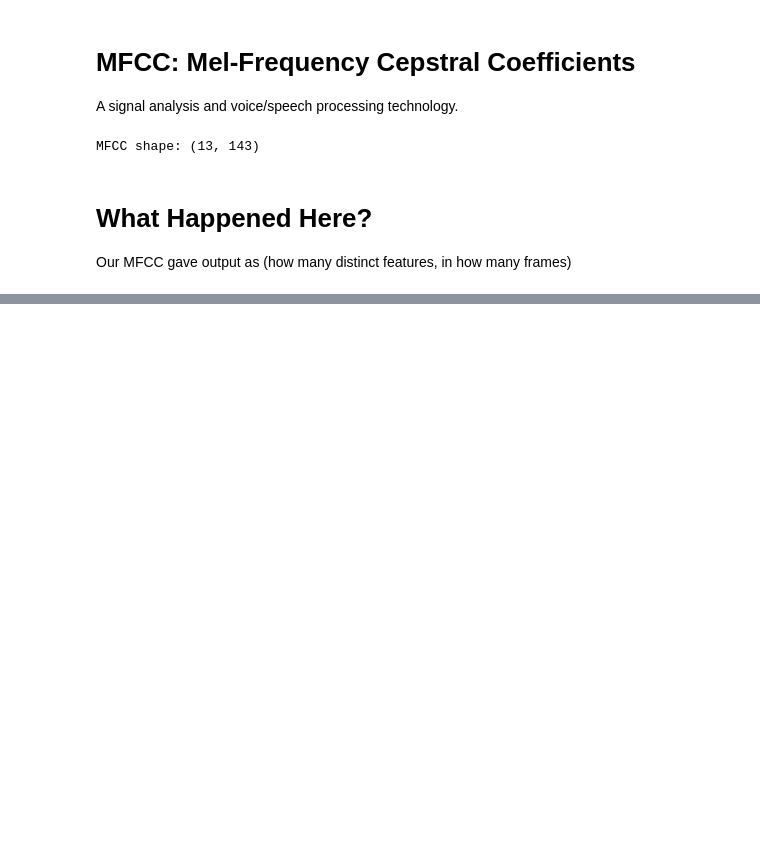
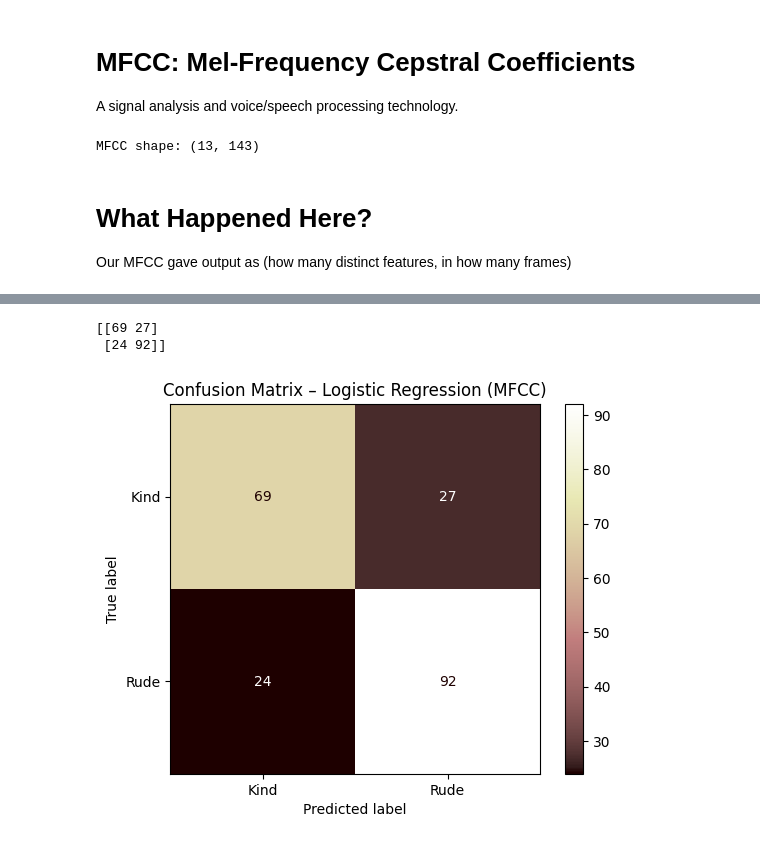
Before and after one commit to SattuSupCodes/SentimentAnalysis_TheoreticalLearning, a Jupyter notebook: ReadingDataset.ipynb, the cells around one changed output, grey strips where cells are left out. Drawn from its saved outputs; the diff is of its cells as text; code cells hidden in the pictures; blank space fills up the shorter version.

```diff
--- a/ReadingDataset.ipynb
+++ b/ReadingDataset.ipynb
@@ -74,0 +141,8 @@ Our MFCC gave output as (how many distinct features, in how many frames)
+# %%
+scaler = StandardScaler()
+
+X_train = scaler.fit_transform(X_train)
+X_test = scaler.transform(X_test)
+# %%
+model = LogisticRegression(max_iter=1000)
+model.fit(X_train, y_train)
@@ -74,0 +151,5 @@ Our MFCC gave output as (how many distinct features, in how many frames)
+# %%
+y_pred = model.predict(X_test)
+
+print("Accuracy:", accuracy_score(y_test, y_pred))
+print(classification_report(y_test, y_pred))
@@ -74,0 +166,17 @@ Our MFCC gave output as (how many distinct features, in how many frames)
+# %%
+cm = confusion_matrix(y_test, y_pred)
+print(cm)
+# %% [output]
+[[69 27]
+ [24 92]]
+# %%
+disp = ConfusionMatrixDisplay(
+    confusion_matrix=cm,
+    display_labels=["Kind", "Rude"]
+)
+
+disp.plot(cmap="pink")
+plt.title("Confusion Matrix – Logistic Regression (MFCC)")
+plt.show()
+# %% [output]
+[figure, added]
```
Also changed, not shown: parts of 14 cells of this notebook.
